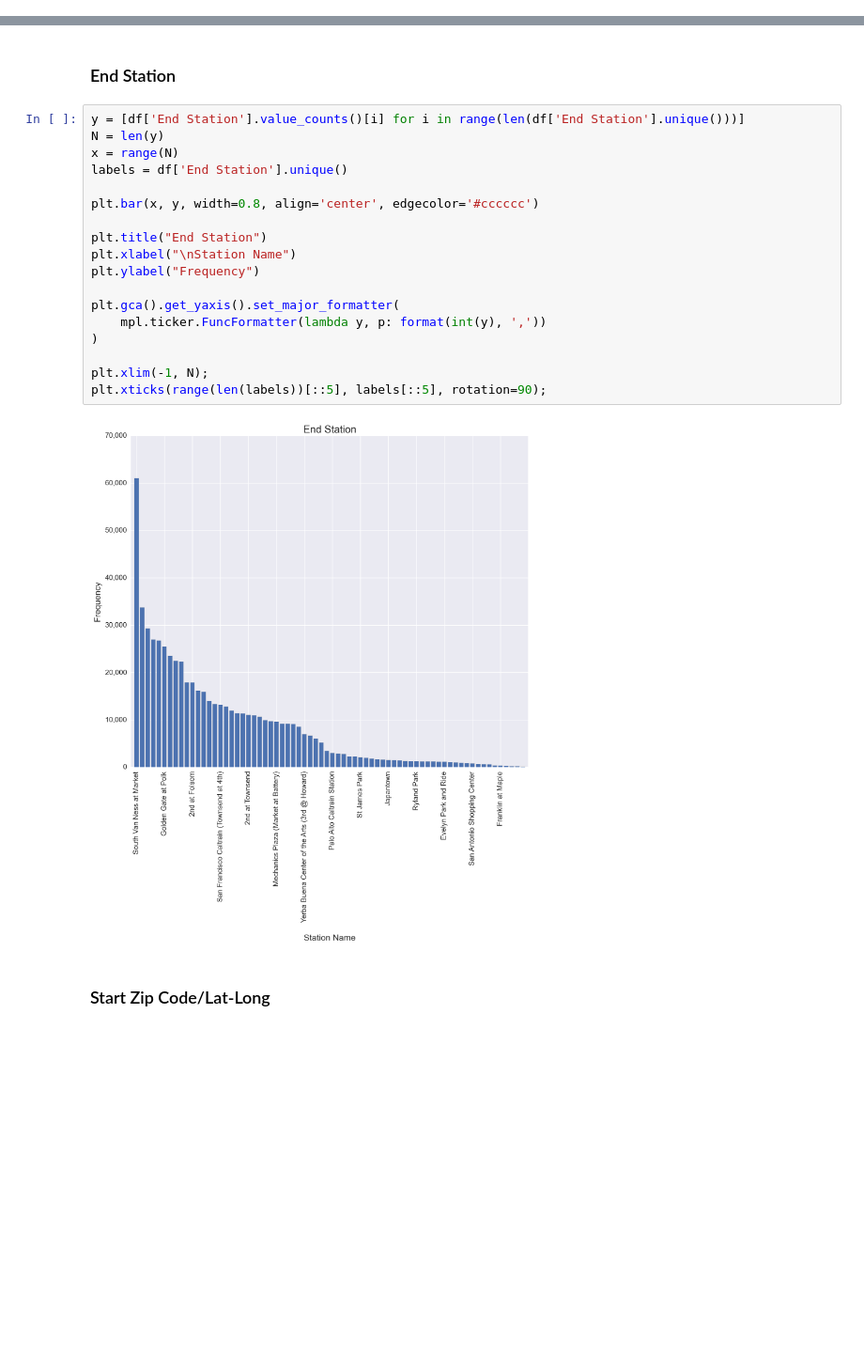
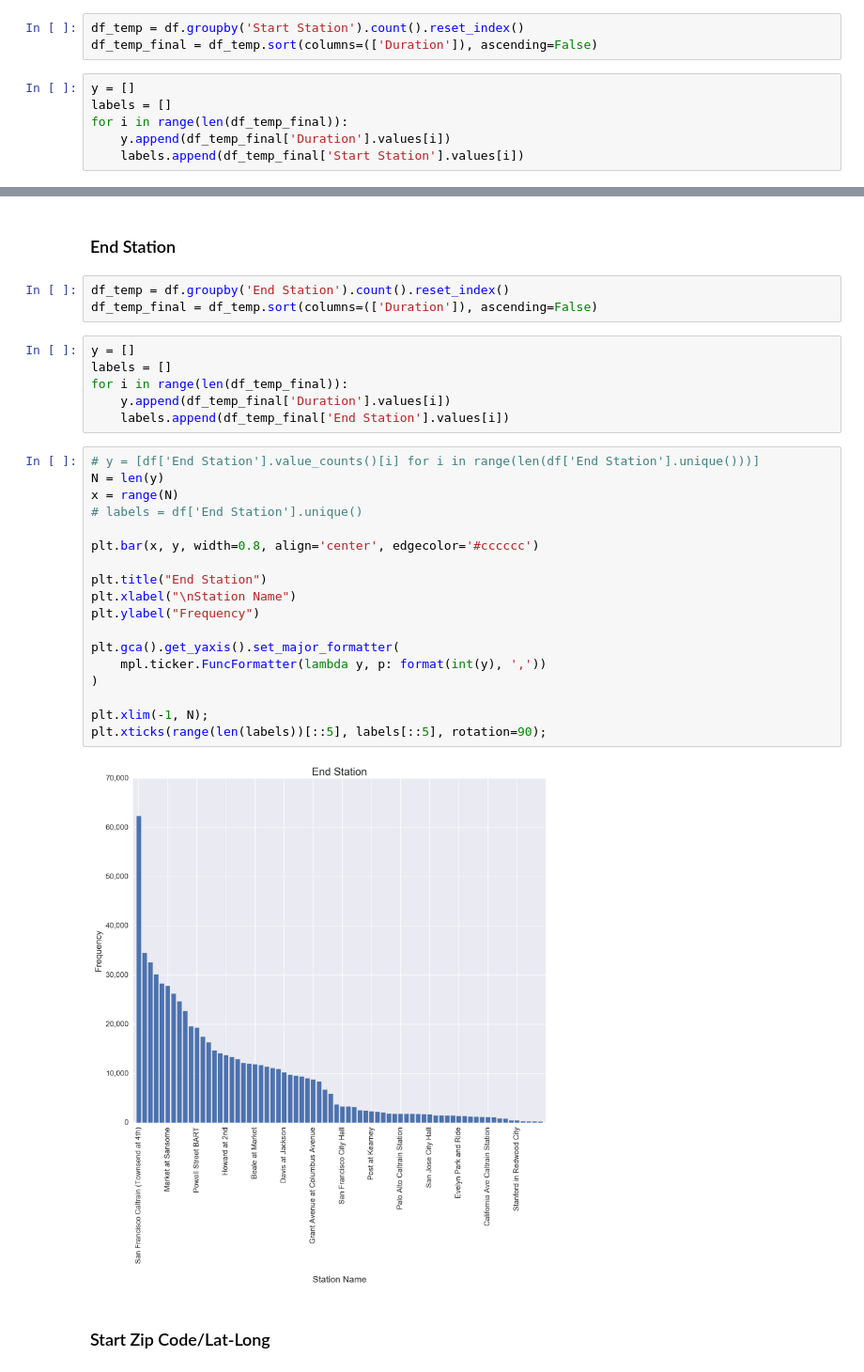
Before and after one commit to binnie869/Bicycle-Mania, a Jupyter notebook: Juan_Exploration2.ipynb, the cells around one changed output, grey strips where cells are left out. Shown at 94% size. Drawn from its saved outputs; the diff is of its cells as text; blank space fills up the shorter version.

Commit message:
Fixing labels for Start and End Station visualizations

```diff
--- a/Juan_Exploration2.ipynb
+++ b/Juan_Exploration2.ipynb
@@ -105,4 +106,13 @@ plt.legend()
 [figure]
 # %% [markdown]
 ### Start Station
+# %%
+df_temp = df.groupby('Start Station').count().reset_index()
+df_temp_final = df_temp.sort(columns=(['Duration']), ascending=False)
+# %%
+y = []
+labels = []
+for i in range(len(df_temp_final)):
+    y.append(df_temp_final['Duration'].values[i])
+    labels.append(df_temp_final['Start Station'].values[i])
 # %%
@@ -128,25 +138,34 @@ plt.xticks(range(len(labels))[::5], labels[::5], rotation=90);
 # %% [markdown]
 ### End Station
+# %%
+df_temp = df.groupby('End Station').count().reset_index()
+df_temp_final = df_temp.sort(columns=(['Duration']), ascending=False)
+# %%
+y = []
+labels = []
+for i in range(len(df_temp_final)):
+    y.append(df_temp_final['Duration'].values[i])
+    labels.append(df_temp_final['End Station'].values[i])
 # %%
-y = [df['End Station'].value_counts()[i] for i in range(len(df['End Station'].unique()))]
+# y = [df['End Station'].value_counts()[i] for i in range(len(df['End Station'].unique()))]
 N = len(y)
 x = range(N)
-labels = df['End Station'].unique()
+# labels = df['End Station'].unique()
 
 plt.bar(x, y, width=0.8, align='center', edgecolor='#cccccc')
 
 plt.title("End Station")
 plt.xlabel("\nStation Name")
 plt.ylabel("Frequency")
 
 plt.gca().get_yaxis().set_major_formatter(
     mpl.ticker.FuncFormatter(lambda y, p: format(int(y), ','))
 )
 
 plt.xlim(-1, N);
 plt.xticks(range(len(labels))[::5], labels[::5], rotation=90);
 # %% [output]
-[figure, old version]
+[figure, new version]
 # %% [markdown]
 ### Start Zip Code/Lat-Long
 # %% [markdown]
```
Also changed, not shown: parts of 2 cells of this notebook.
